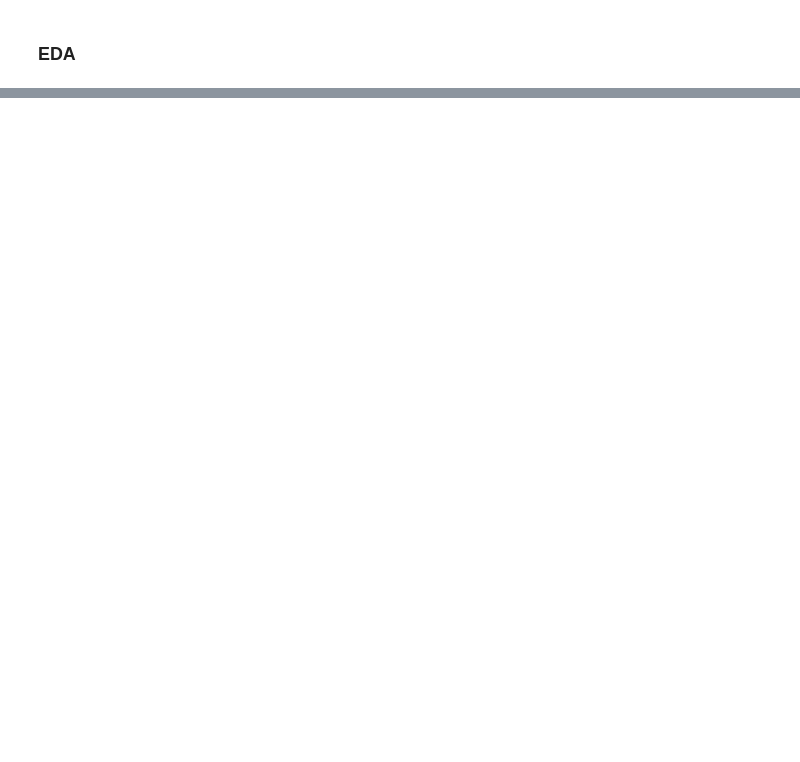
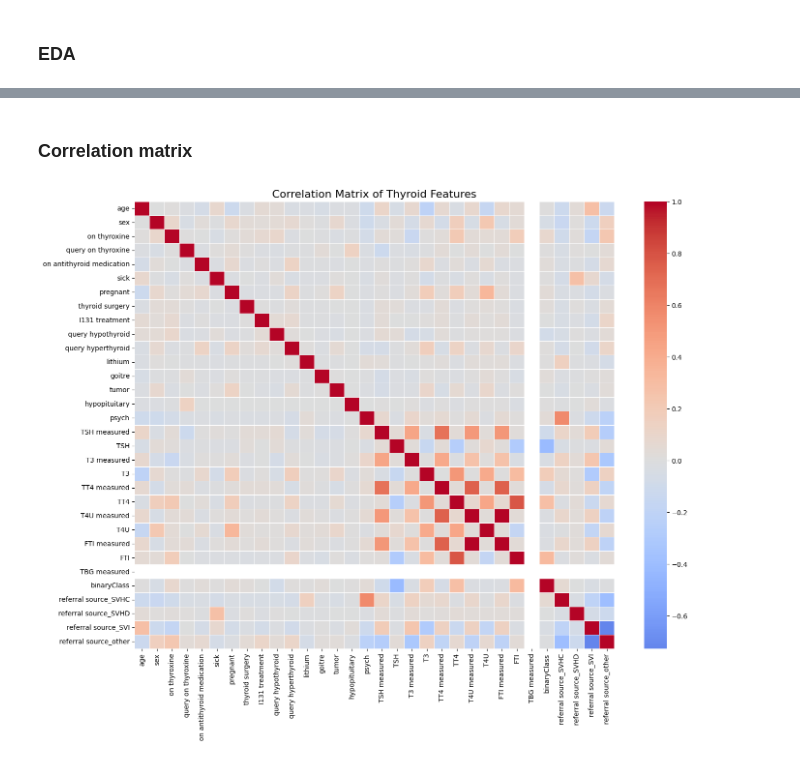
Before and after one commit to yadwink/Machine-Learning-Zoomcamp-2025, a Jupyter notebook: Capstone2_Project/notebook.ipynb, the cells around one changed output, grey strips where cells are left out. Cells and saved outputs as stored; diff of their text form; code cells hidden in the pictures; blank space fills up the shorter version.

```diff
--- a/Capstone2_Project/notebook.ipynb
+++ b/Capstone2_Project/notebook.ipynb
@@ -200,0 +361,16 @@ df.age = df.age.astype(int)
+# %% [markdown]
+### Correlation matrix
+# %%
+corr = df.corr()
+
+plt.figure(figsize=(16, 12))
+sns.heatmap(
+    corr,
+    cmap="coolwarm",
+    center=0,
+    linewidths=0.4
+)
+plt.title("Correlation Matrix of Thyroid Features", fontsize=16)
+plt.show()
+# %% [output]
+[figure, added]
```
Also changed, not shown: parts of 112 cells of this notebook.
